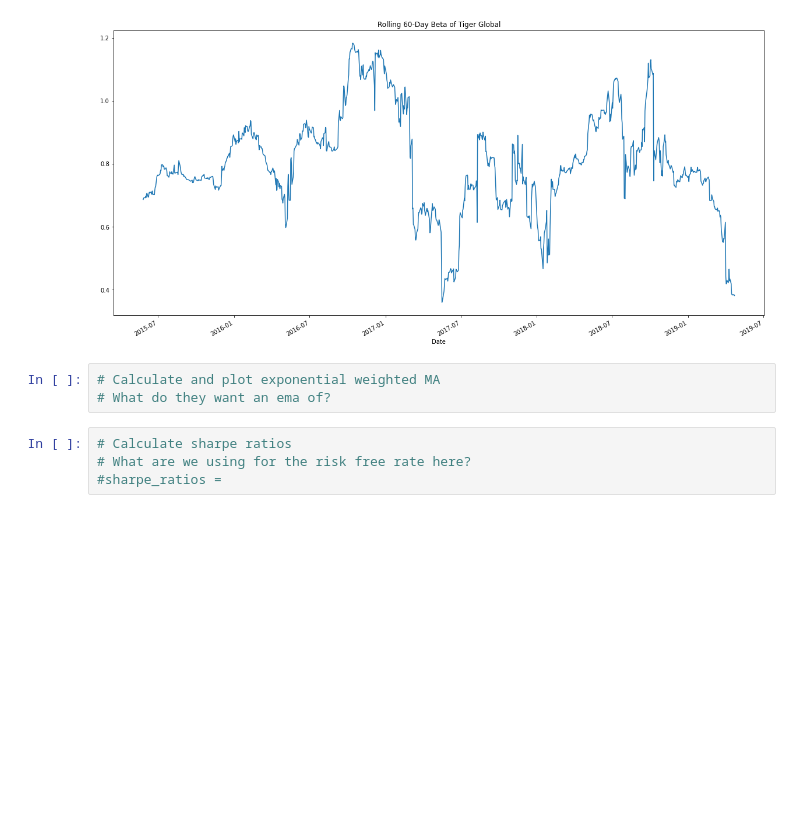
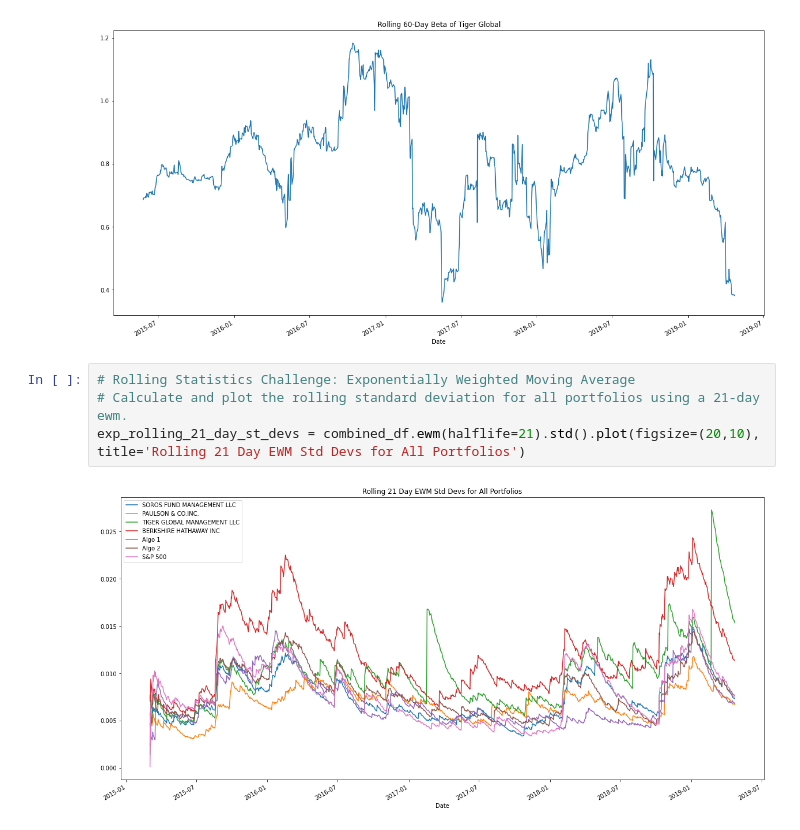
Before and after one commit to amack56/Unit4HomeworkAssignment, a Jupyter notebook: code/code.ipynb, the cells around one changed output. Drawn from its saved outputs; the diff is of its cells as text; blank space fills up the shorter version.

```diff
--- a/code/code.ipynb
+++ b/code/code.ipynb
@@ -164,10 +141,9 @@ rolling_beta.plot(figsize=(20,10), title='Rolling 60-Day Beta of Tiger Global')
 # %% [output]
 <AxesSubplot:title={'center':'Rolling 60-Day Beta of Tiger Global'}, xlabel='Date'>
 [figure]
-# %%
-# Calculate and plot exponential weighted MA
-# What do they want an ema of?
-# %%
-# Calculate sharpe ratios
-# What are we using for the risk free rate here?
-#sharpe_ratios =
+# %%
+# Rolling Statistics Challenge: Exponentially Weighted Moving Average
+# Calculate and plot the rolling standard deviation for all portfolios using a 21-day ewm.
+exp_rolling_21_day_st_devs = combined_df.ewm(halflife=21).std().plot(figsize=(20,10), title='Rolling 21 Day EWM Std Devs for All Portfolios')
+# %% [output]
+[figure, added]
```
Also changed, not shown: parts of 20 cells of this notebook, 2 other files.
